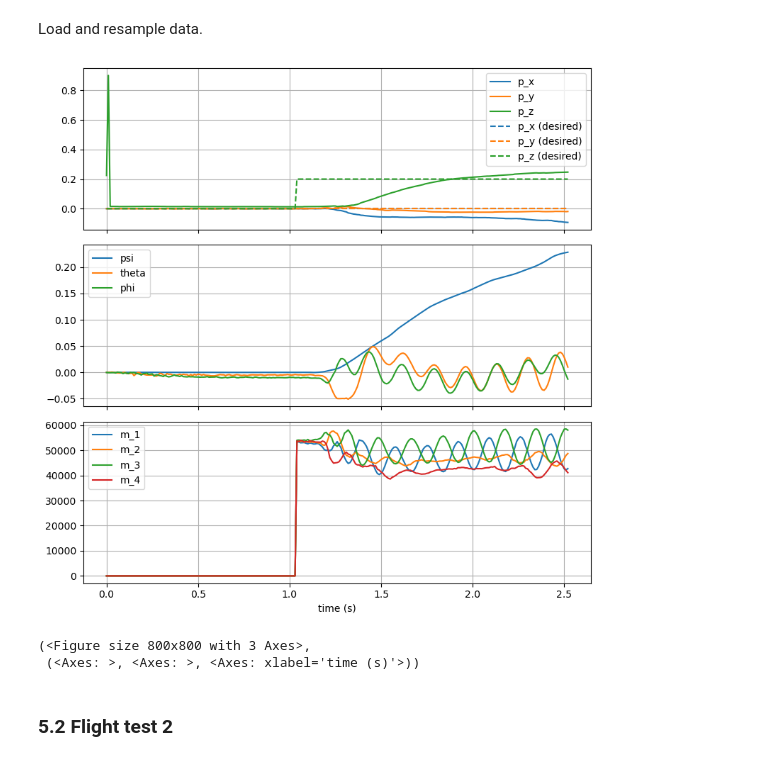
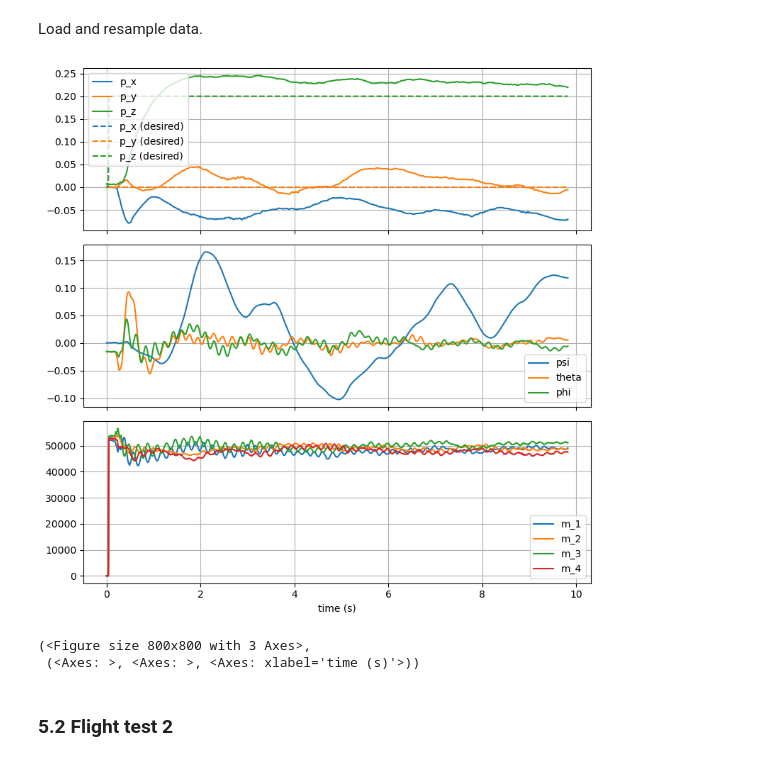
Before and after one commit to Chairless-maybe/crazyflie-client, a Jupyter notebook: lab05/analysis.ipynb, the cells around one changed output. Drawn from its saved outputs; the diff is of its cells as text; code cells hidden in the pictures.

```diff
--- a/lab05/analysis.ipynb
+++ b/lab05/analysis.ipynb
@@ -551,15 +551,15 @@ plt.show()
 # %%
 
 
-def plot_drone_data(filename):
+def plot_drone_data(filename, t_min_offset=0., t_max_offset=0.):
 
     raw_data, raw_data_mocap = load_hardware_data(filename)
 
     # Resample data
     data = resample_data_drone(
         raw_data,
-        t_min_offset=0.,
-        t_max_offset=0.,
+        t_min_offset=t_min_offset,
+        t_max_offset=t_max_offset,
     )
     # time
     t = data['time']
@@ -792,9 +785,9 @@ print(np.array2string(R))
 # %% [markdown]
 Load and resample data.
 # %%
-plot_drone_data("hardware_data_3.json")
+plot_drone_data("hardware_data_3.json", 1.)
 # %% [output]
-[figure, old version]
+[figure, new version]
 (<Figure size 800x800 with 3 Axes>,
  (<Axes: >, <Axes: >, <Axes: xlabel='time (s)'>))
 # %% [markdown]
```
Also changed, not shown: parts of 3 cells of this notebook, 4 other files.
